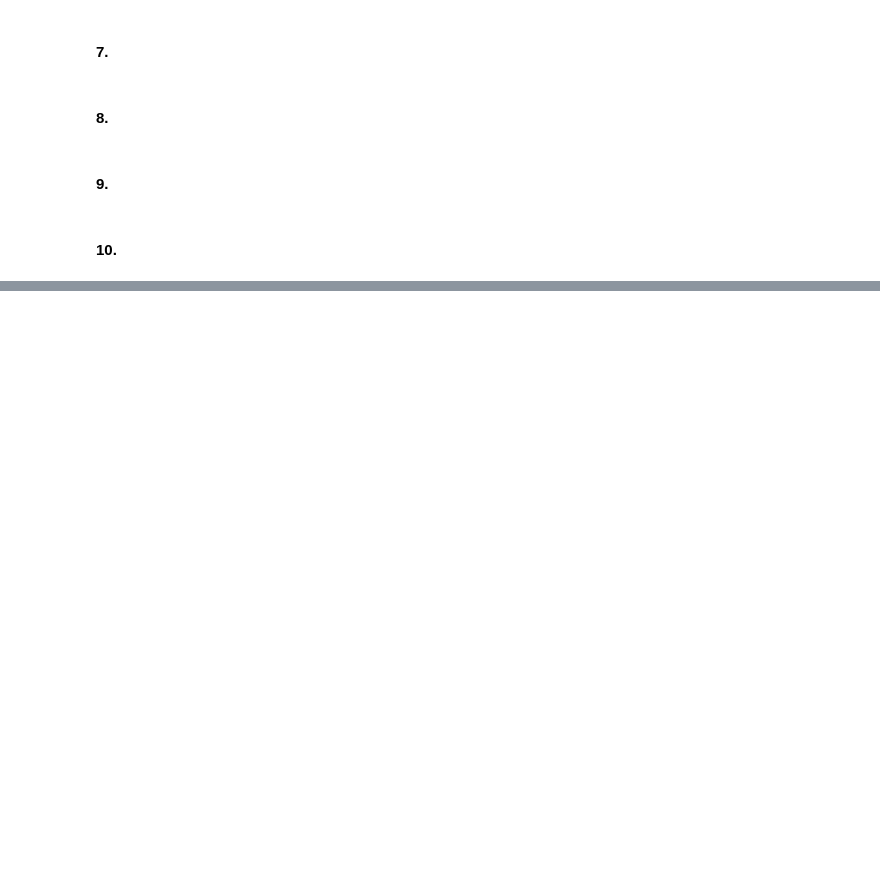
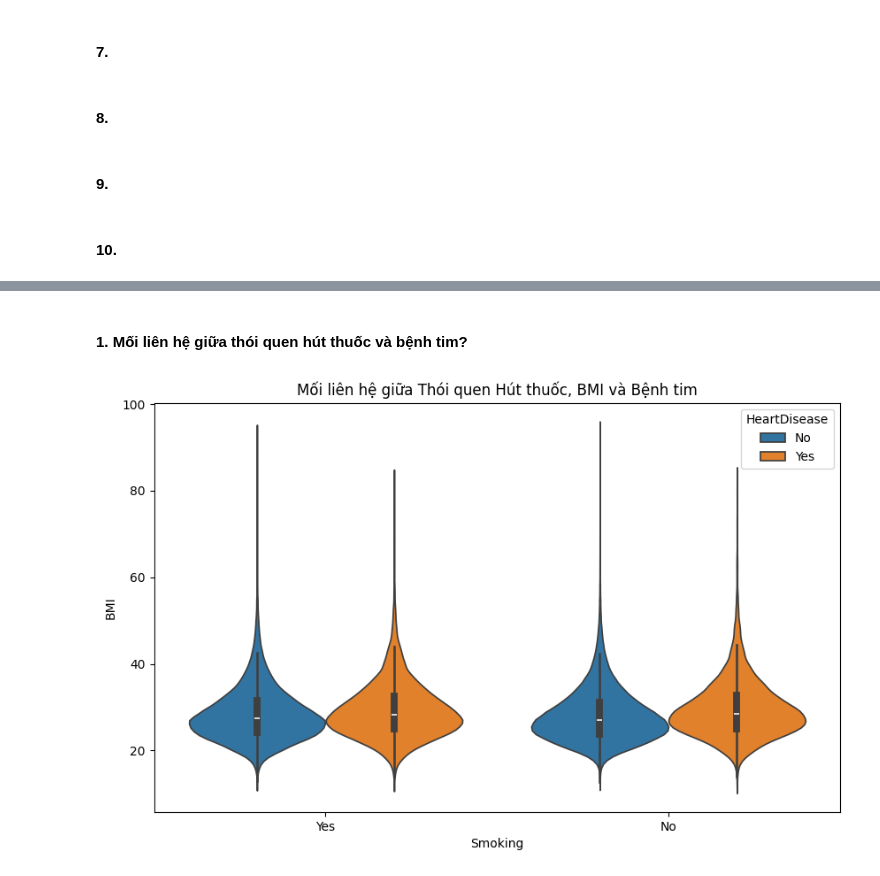
Before and after one commit to richardnguyen0715/Pro4DS-FinalProject-HandleKaggleDatasetProblems, a Jupyter notebook: Source/DataExploration.ipynb, the cells around one changed output, grey strips where cells are left out. Saved outputs shown, nothing was run; the diff lists cells and outputs as text; code cells hidden in the pictures; blank space fills up the shorter version.

Commit message:
Tri_Update_Part3_DataExploration

```diff
--- a/Source/DataExploration.ipynb
+++ b/Source/DataExploration.ipynb
@@ -292,0 +302,9 @@ plt.show()
+# %% [markdown]
+#### 1. Mối liên hệ giữa thói quen hút thuốc và bệnh tim?
+# %%
+plt.figure(figsize=(10, 6))
+sns.violinplot(x='Smoking', y='BMI', hue='HeartDisease', data=df, dodge=True)
+plt.title('Mối liên hệ giữa Thói quen Hút thuốc, BMI và Bệnh tim')
+plt.show()
+# %% [output]
+[figure, added]
```
Also changed, not shown: parts of 5 cells of this notebook.
